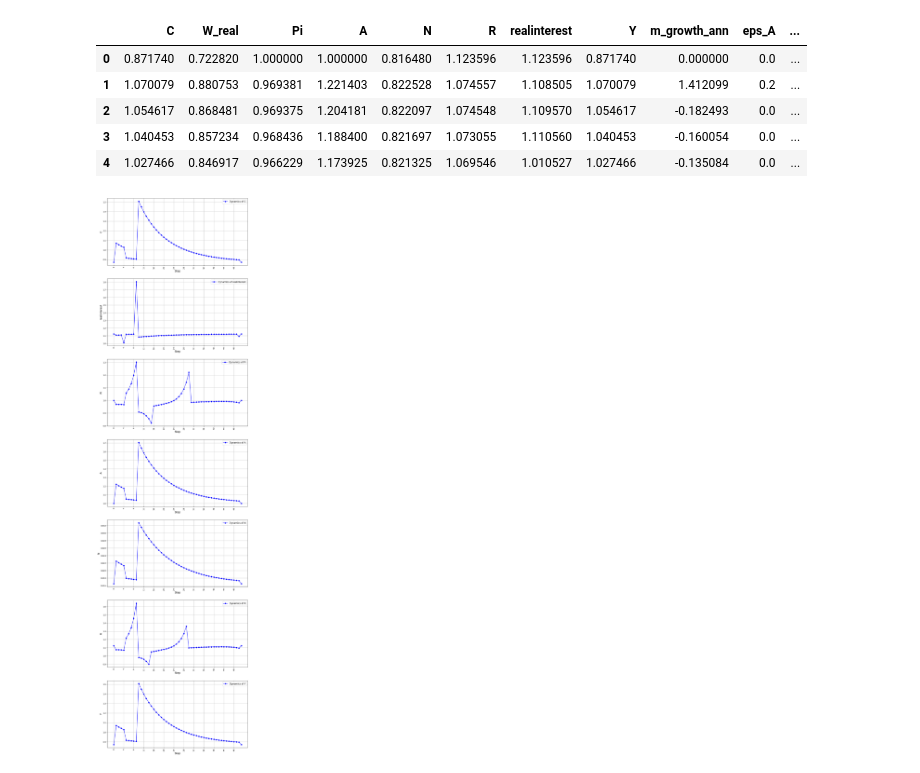
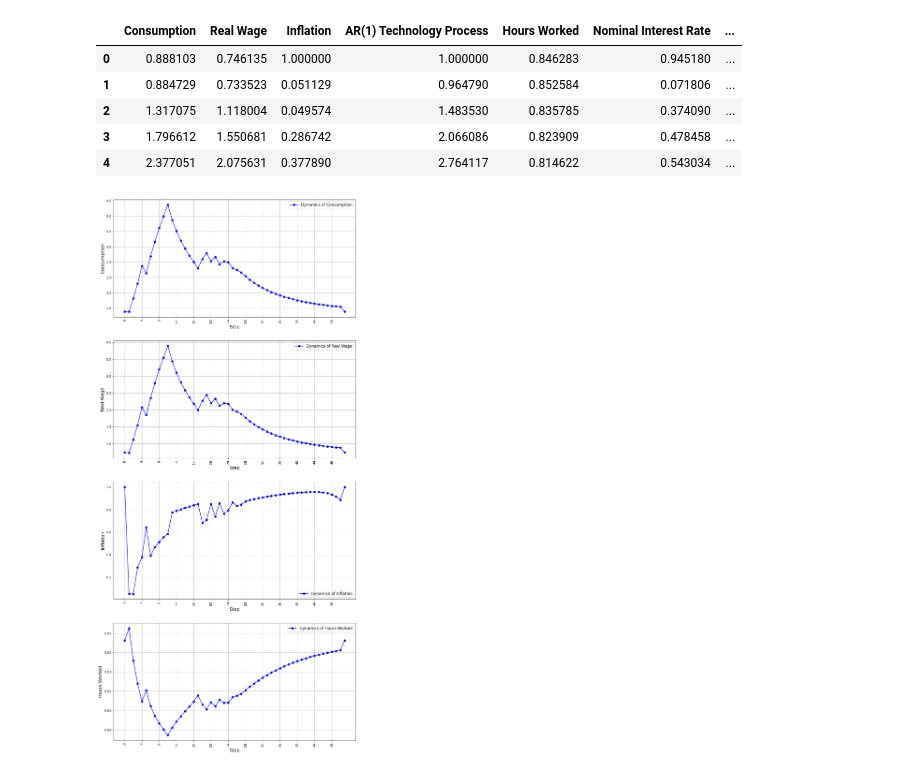
Before and after one commit to Alexponomarev7/marl-macro-modeling, a Jupyter notebook: examples/shocks_size.ipynb, the cells around one changed output. Drawn from its saved outputs; the diff is of its cells as text; code cells hidden in the pictures.

```diff
--- a/examples/shocks_size.ipynb
+++ b/examples/shocks_size.ipynb
@@ -20,42 +20,42 @@ filenames[:5]
 # %%
 import pandas as pd
 
-raw_data = pd.read_csv("../data/raw/Gali_2008_chapter_2_7dfaa6dfe9e30d91a53dcec1d9e79b91a0baf8fe34d928274d36c9fa48be87fa.csv")
+raw_data = pd.read_csv("../data/raw/Gali_2008_chapter_2_754f3eba.csv")
 raw_data.head()
 # %% [output]
-|  | C | W_real | Pi | A | N | R | realinterest | Y | m_growth_ann | eps_A | ... |
-| 0 | 0.871740 | 0.722820 | 1.000000 | 1.000000 | 0.816480 | 1.123596 | 1.123596 | 0.871740 | 0.000000 | 0.0 | ... |
-| 1 | 1.070079 | 0.880753 | 0.969381 | 1.221403 | 0.822528 | 1.074557 | 1.108505 | 1.070079 | 1.412099 | 0.2 | ... |
-| 2 | 1.054617 | 0.868481 | 0.969375 | 1.204181 | 0.822097 | 1.074548 | 1.109570 | 1.054617 | -0.182493 | 0.0 | ... |
-| 3 | 1.040453 | 0.857234 | 0.968436 | 1.188400 | 0.821697 | 1.073055 | 1.110560 | 1.040453 | -0.160054 | 0.0 | ... |
-| 4 | 1.027466 | 0.846917 | 0.966229 | 1.173925 | 0.821325 | 1.069546 | 1.010527 | 1.027466 | -0.135084 | 0.0 | ... |
+|  | Consumption | Real Wage | Inflation | AR(1) Technology Process | Hours Worked | Nominal Interest Rate | ... |
+| 0 | 0.888103 | 0.746135 | 1.000000 | 1.000000 | 0.846283 | 0.945180 | ... |
+| 1 | 0.884729 | 0.733523 | 0.051129 | 0.964790 | 0.852584 | 0.071806 | ... |
+| 2 | 1.317075 | 1.118004 | 0.049574 | 1.483530 | 0.835785 | 0.374090 | ... |
+| 3 | 1.796612 | 1.550681 | 0.286742 | 2.066086 | 0.823909 | 0.478458 | ... |
+| 4 | 2.377051 | 2.075631 | 0.377890 | 2.764117 | 0.814622 | 0.543034 | ... |
 # %%
 import matplotlib.pyplot as plt
 import numpy as np
 
-columns = ["C", "realinterest", "Pi", "A", "N", "R", "Y"]
+columns = ["Consumption", "Real Wage", "Inflation", "Hours Worked"]
 # columns = ["y", "c", "k", "invest"]
 
 
 fig, axes = plt.subplots(nrows=len(columns), ncols=1, figsize=(13.33, 7.5 * len(columns)))
 
 for idx, column in enumerate(columns):
 
     column_values = raw_data[column].to_numpy()
 
     steps = np.arange(len(column_values))
 
     ax = axes[idx]
 
     ax.plot(steps, column_values, marker='o', color='blue', label=f"Dynamics of {column}")
 
 
     ax.legend(fontsize=12)
     ax.set_xlabel("Step", fontsize=14)
     ax.set_ylabel(f"{column}", fontsize=14)
     ax.set_xticks(steps[::4])
     # ax.set_yticks(np.arange(np.min(column_values), np.max(column_values)))
     ax.set_xticklabels(ax.get_xticks(), rotation=90)
     ax.grid(True)
 # %% [output]
-[figure, old version]
+[figure, new version]
```
Also changed, not shown: parts of 3 cells of this notebook, 7 other files.
